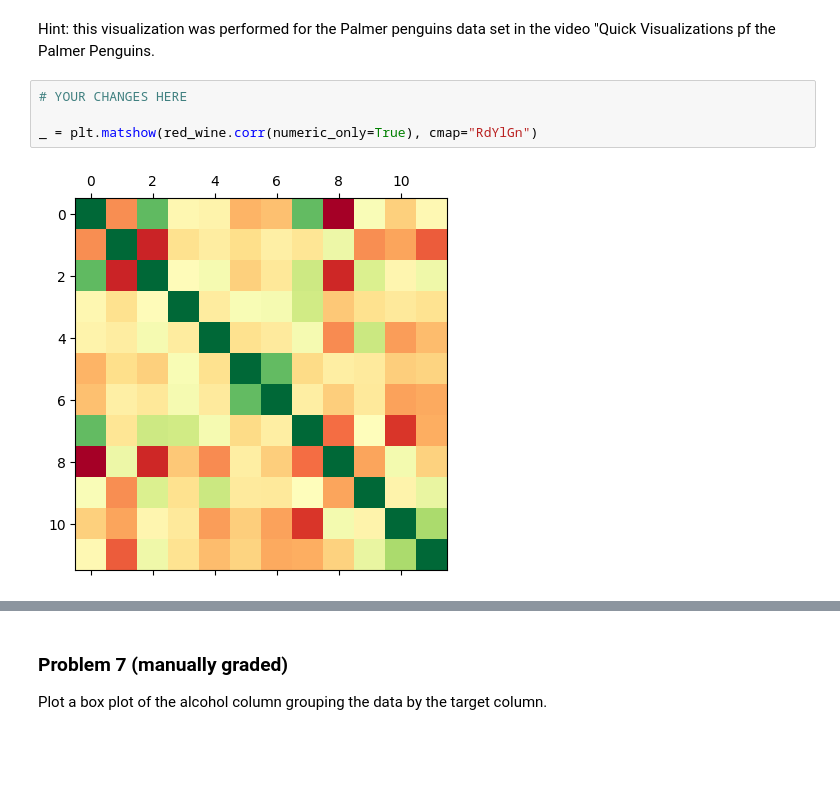
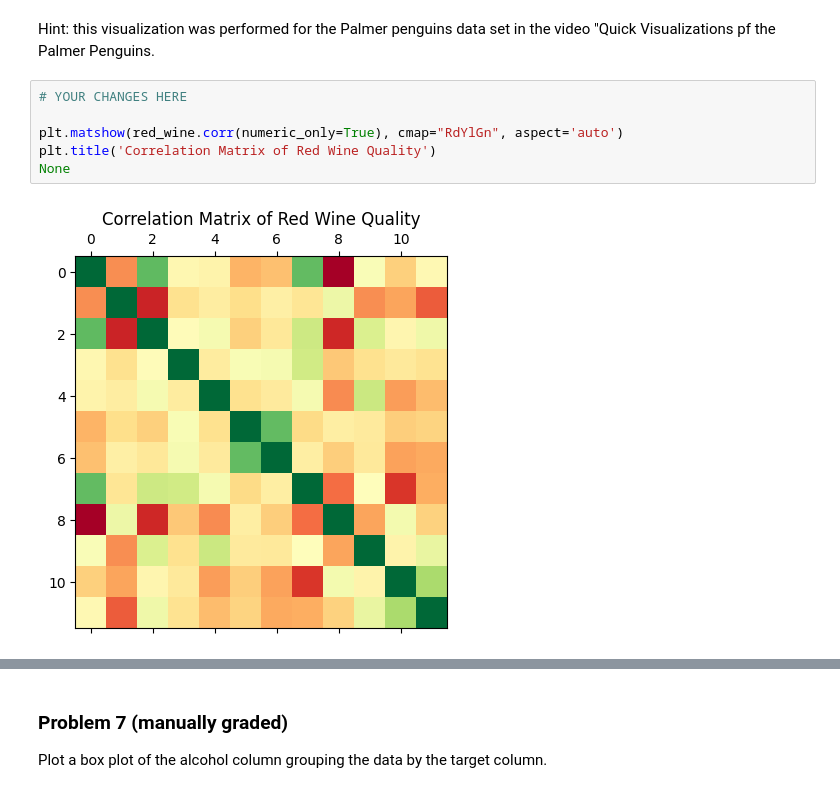
Before and after one commit to RajuNatesanBU/25fallcdsdx602_o1, a Jupyter notebook: dx602-homework-10/homework.ipynb, the cells around one changed output, grey strips where cells are left out. Saved outputs shown, nothing was run; the diff lists cells and outputs as text; blank space fills up the shorter version.

```diff
--- a/dx602-homework-10/homework.ipynb
+++ b/dx602-homework-10/homework.ipynb
@@ -118,9 +136,11 @@ Hint: this visualization was performed for the Palmer penguins data set in the v
 # %%
 # YOUR CHANGES HERE
 
-_ = plt.matshow(red_wine.corr(numeric_only=True), cmap="RdYlGn")
+plt.matshow(red_wine.corr(numeric_only=True), cmap="RdYlGn", aspect='auto')
+plt.title('Correlation Matrix of Red Wine Quality')
+None
 # %% [output]
-[figure, old version]
+[figure, new version]
 # %% [markdown]
 <div style="page-break-after: always;"></div>
 # %% [markdown]
```
Also changed, not shown: parts of 12 cells of this notebook.
